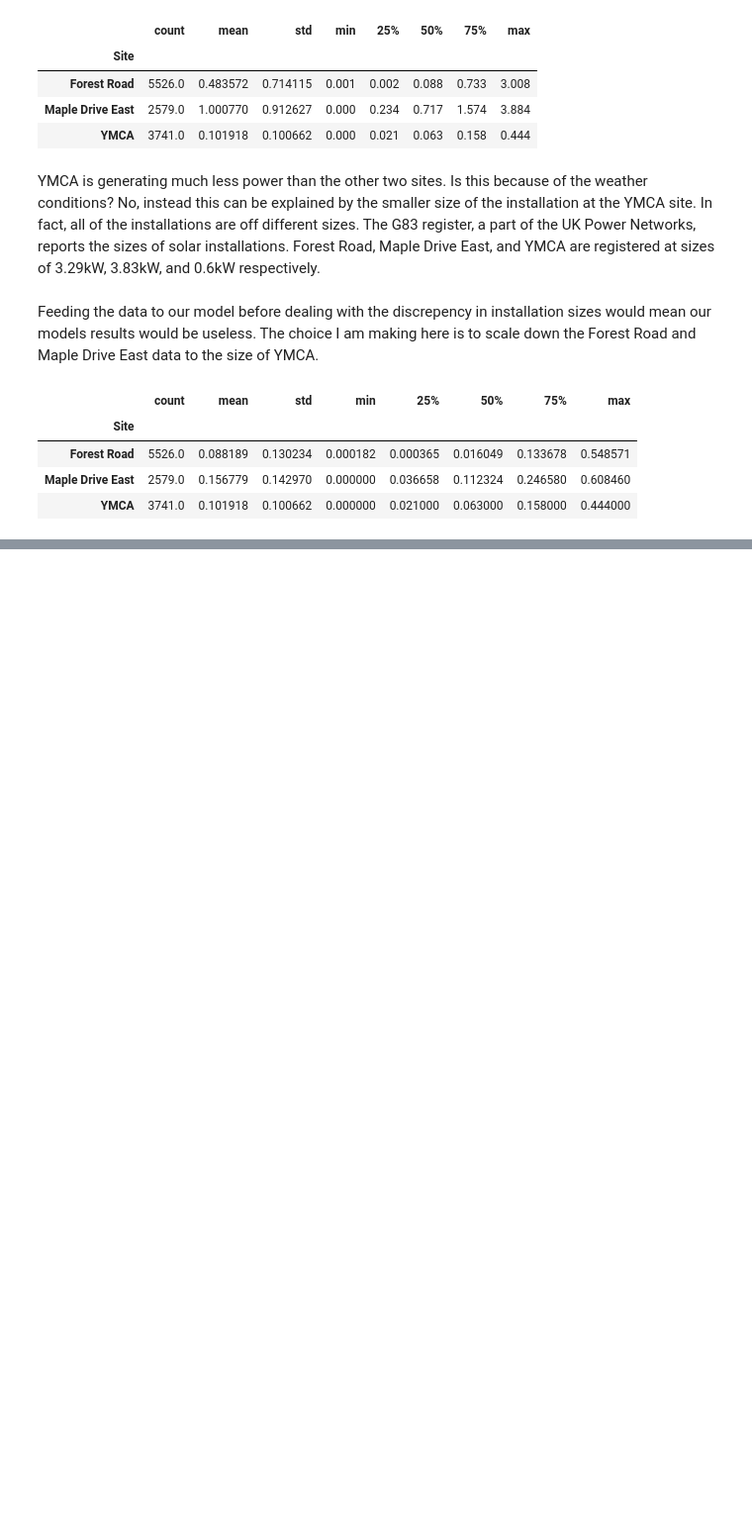
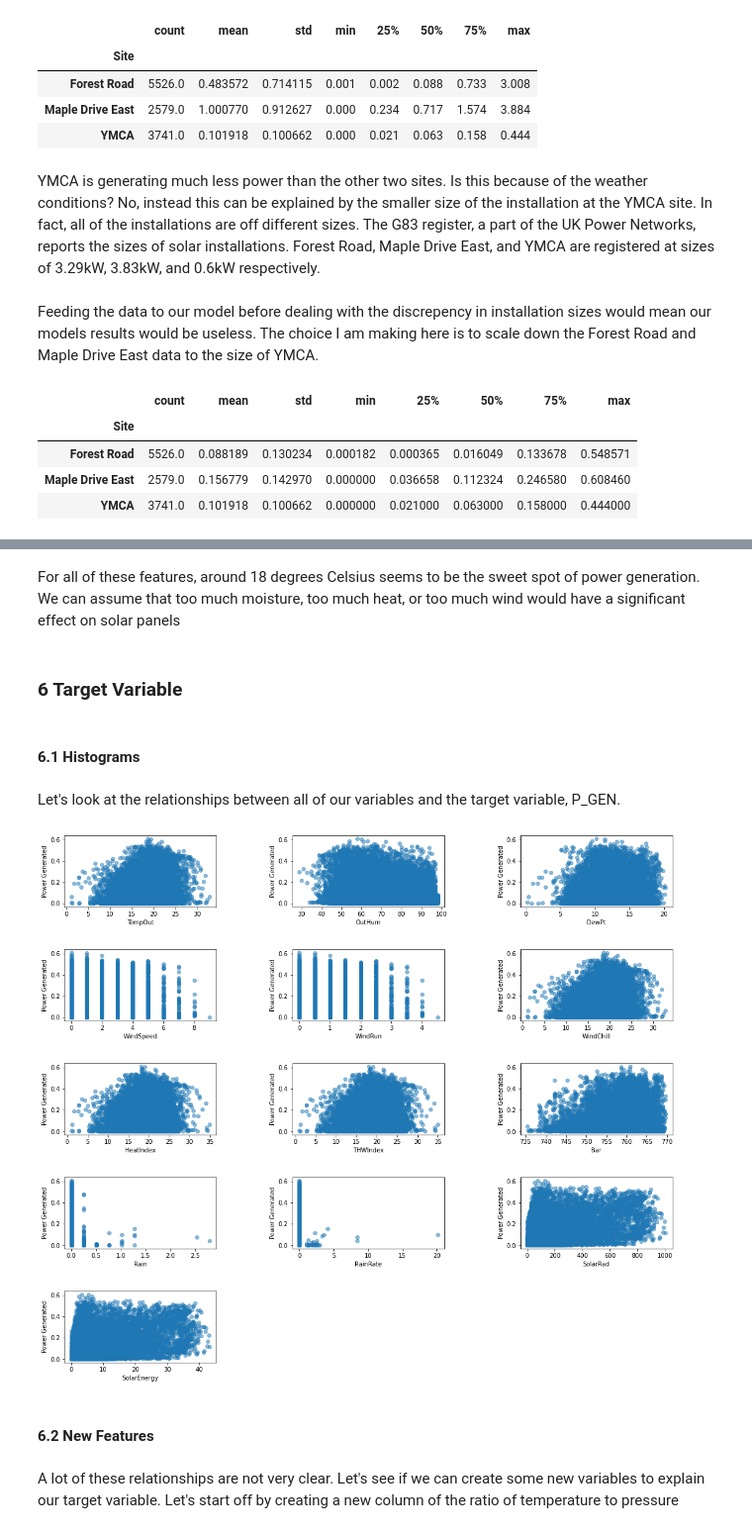
Before and after one commit to Eddy12321/Solar_ROI, a Jupyter notebook: Notebooks/2. Explorative Data Analysis.ipynb, the cells around one changed output, grey strips where cells are left out. Shown at 99% size. Saved outputs shown, nothing was run; the diff lists cells and outputs as text; code cells hidden in the pictures; blank space fills up the shorter version.

```diff
--- a/Notebooks/2. Explorative Data Analysis.ipynb
+++ b/Notebooks/2. Explorative Data Analysis.ipynb
@@ -132,0 +154,16 @@ def scatterplots(columns, ncol=None, figsize=(15, 8)):
+# %% [markdown]
+For all of these features, around 18 degrees Celsius seems to be the sweet spot of power generation. We can assume that too much moisture, too much heat, or too much wind would have a significant effect on solar panels
+# %% [markdown]
+### 6 Target Variable <a id='6_Target_Variable'></a>
+# %% [markdown]
+#### 6.1 Histograms <a id='6.1_Histograms'></a>
+# %% [markdown]
+Let's look at the relationships between all of our variables and the target variable, P_GEN.
+# %%
+scatterplots(list(UK_data.drop(columns=['P_GEN', 'Site']).columns), ncol = 3, figsize = (18,16))
+# %% [output]
+[figure, added]
+# %% [markdown]
+#### 6.2 New Features <a id='6.2_New_Features'></a>
+# %% [markdown]
+A lot of these relationships are not very clear. Let's see if we can create some new variables to explain our target variable. Let's start off by creating a new column of the ratio of temperature to pressure
```
Also changed, not shown: parts of 28 cells of this notebook, 1 other file.
